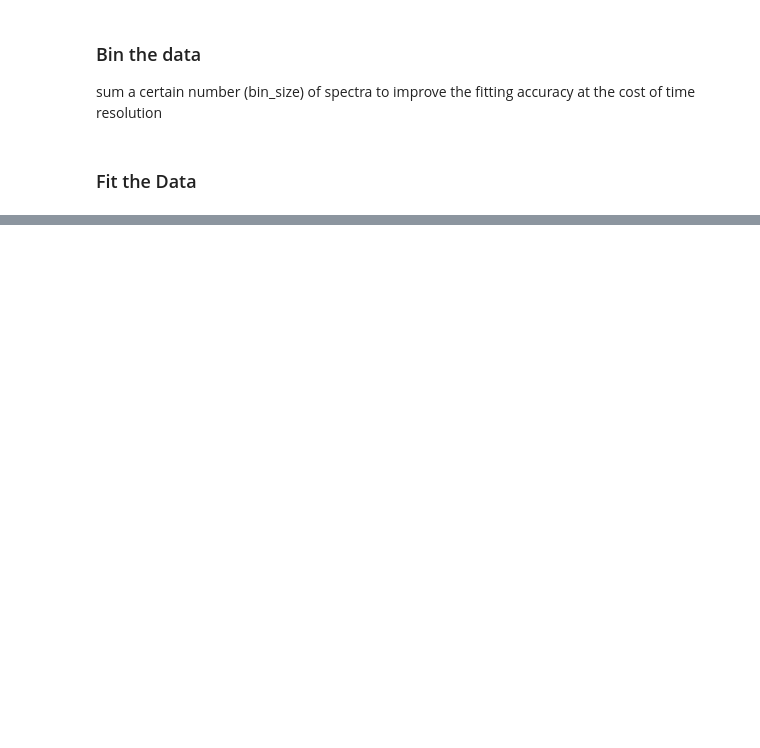
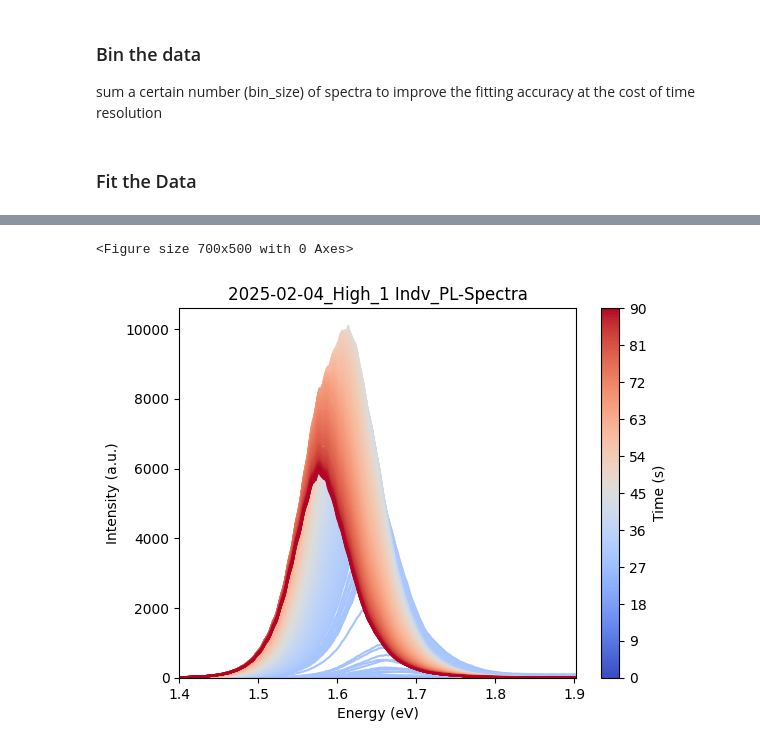
Before and after one commit to mkywall/crucible-analysis-notebooks, a Jupyter notebook: insitu-analysis/InSituPL_Fitting.ipynb, the cells around one changed output, grey strips where cells are left out. Saved outputs shown, nothing was run; the diff lists cells and outputs as text; code cells hidden in the pictures; blank space fills up the shorter version.

```diff
--- a/insitu-analysis/InSituPL_Fitting.ipynb
+++ b/insitu-analysis/InSituPL_Fitting.ipynb
@@ -464,3 +582,60 @@ df_fitResults = plFits(inputDict, df_yCut, df_xCutFit, df_fit, sample_name, os.p
+# %%
+# Run this if you want to extract all spectra in a specific time range
+# Add the times (in s) that you'd like to use as range
+firstSpectrum = 0
+lastSpectrum = 50
+
+
+idxToPlot = []
+startSpecIdx = next(tStart for tStart, valStart in enumerate(df_xCutFit) if valStart > float(firstSpectrum))
+endSpecIdx = next(tEnd for tEnd, valStart in enumerate(df_xCutFit) if valStart > float(lastSpectrum))
+idxToPlot = range(startTimeIdx, endTimeIdx)
+# %%
+intensityToPlot = []
+fileName = 'Indv_PL-Spectra'
+timesToPlot = [df_xCutFit[x] for x in idxToPlot]
+names = ['{:.2f}'.format(x) for x in timesToPlot]
+names = [sample_name + str(x) + '_s' for x in names]
+
+for i in range(0,len(idxToPlot)):
+        intensity_tmp = df_fit[:,idxToPlot[i]]
+        intensityToPlot.append(intensity_tmp)
+
+intensityToPlot_array = np.array(intensityToPlot).T
+
+dfIndv = pd.DataFrame(intensityToPlot_array, columns=names)
+dfIndv[sample_name + '_Energy_Spectra'] = df_yCut
+
+
+fig = plt.figure(figsize=(7, 5))
+
+if len(timesToPlot) < 10:
+    for i in range(0,len(timesToPlot)):
+        plt.plot(df_yCut, intensityToPlot[i], label = ('{:.2f}'.format((df_xCutFit[idxToPlot[i]])) + ' s'))
+        plt.legend(loc="upper right")
+else:
+    norm = plt.Normalize(df_xCutFit[idxToPlot[0]], df_xCutFit[idxToPlot[-1]])
+    cmap = plt.colormaps.get_cmap('coolwarm')
+    fig, ax = plt.subplots()
+    for i in range(len(timesToPlot)):
+        ax.plot(df_yCut, intensityToPlot[i], c=cmap(norm(df_xCutFit[idxToPlot[i]])))
+    cbar = fig.colorbar(plt.cm.ScalarMappable(cmap=cmap, norm=norm), label="Time (s)", ax=fig.gca())
+    cbar.set_ticks(np.linspace(df_xCutFit[idxToPlot[0]], df_xCutFit[idxToPlot[-1]], 11))
+
+
+# adding labels
+plt.xlabel('Energy (eV)')
+plt.ylabel('Intensity (a.u.)')
+plt.title(str(sample_name) + ' ' + fileName)
+
+plt.xlim([df_yCut[0], df_yCut[-1]])
+plt.ylim(bottom=0)
+plt.savefig(f'{result_path}/{sample_name}_{fileName}.png', dpi=300, bbox_inches="tight")
+plt.show(block=False)
+plt.pause(1)
+# %% [output]
+<Figure size 700x500 with 0 Axes>
+[figure, added]
 # %%
 ### Save the Results
 np.savetxt(f'{result_path}/{sample_name}_2D.csv', df_fit, delimiter=",")
```
Also changed, not shown: parts of 13 cells of this notebook.
